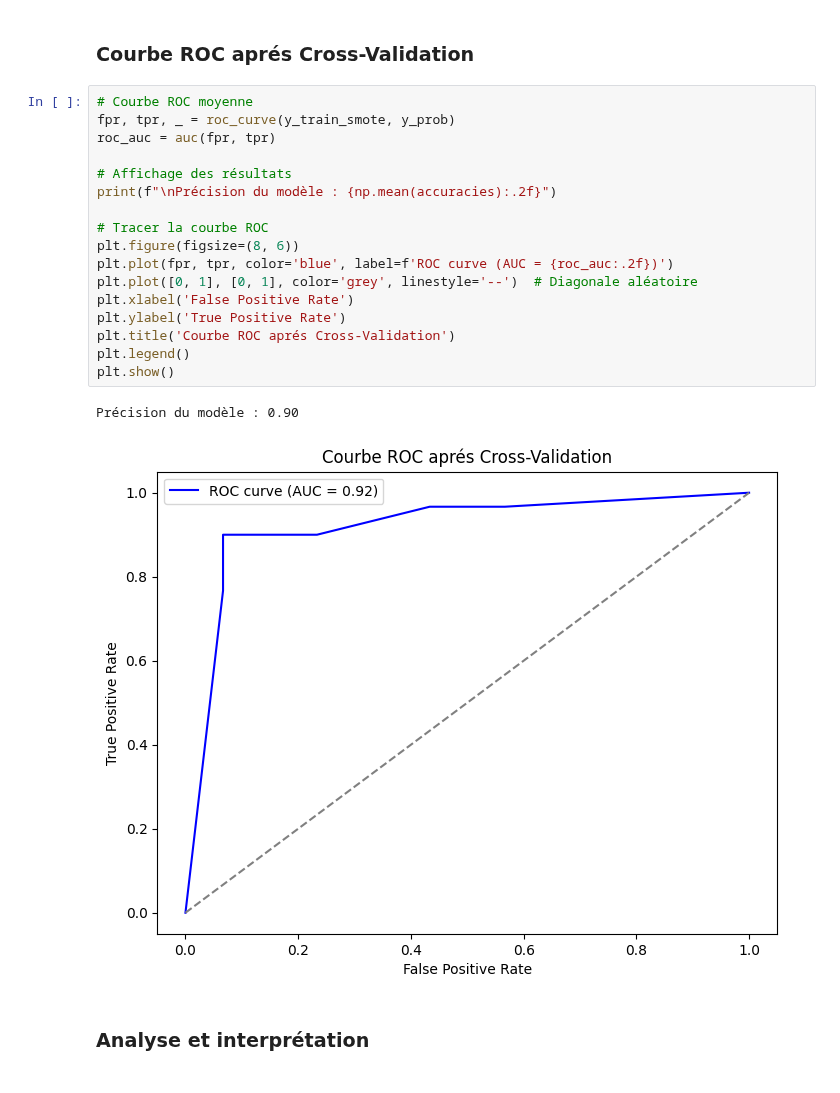
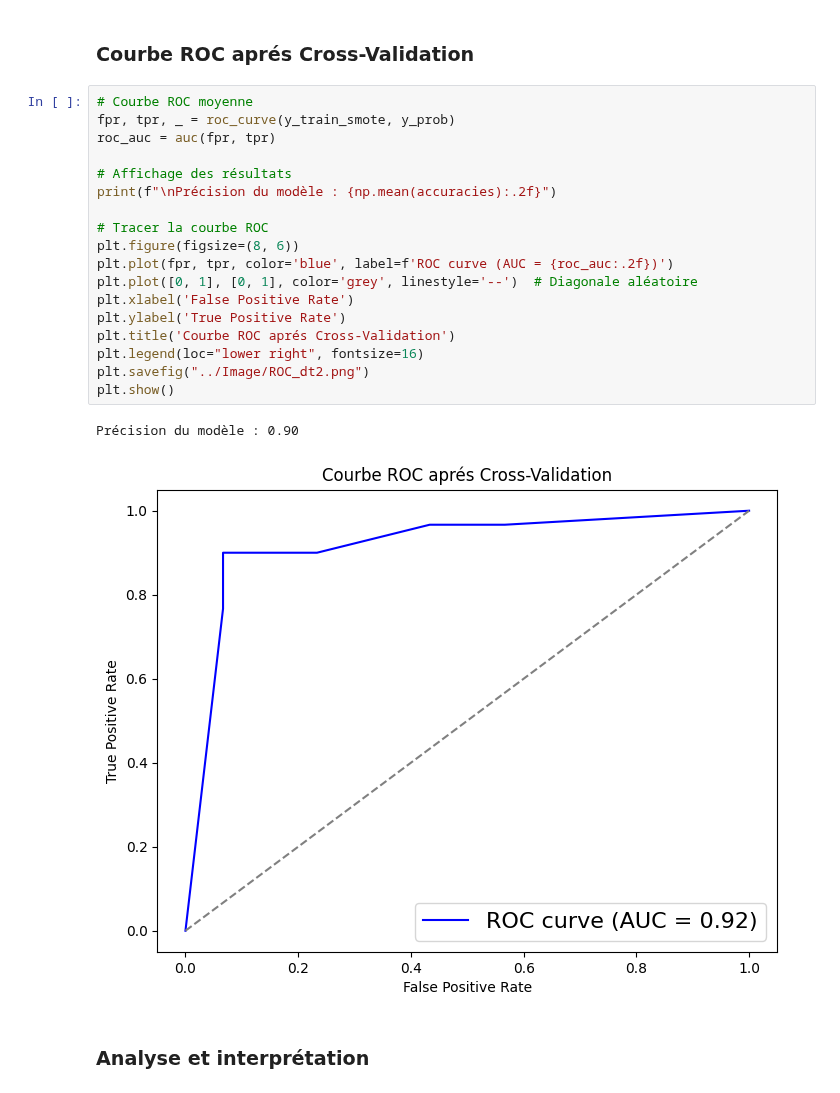
Before and after one commit to marktr11/Cervical-Cancer-Risk-Classification, a Jupyter notebook: Code/TreeDecision.ipynb, the cells around one changed output. Drawn from its saved outputs; the diff is of its cells as text.

```diff
--- a/Code/TreeDecision.ipynb
+++ b/Code/TreeDecision.ipynb
@@ -96,23 +97,24 @@ Cette courbe ROC montre de bons résultats sur les données de test. Cependant,
 # %%
 # Courbe ROC moyenne
 fpr, tpr, _ = roc_curve(y_train_smote, y_prob)
 roc_auc = auc(fpr, tpr)
 
 # Affichage des résultats
 print(f"\nPrécision du modèle : {np.mean(accuracies):.2f}")
 
 # Tracer la courbe ROC
 plt.figure(figsize=(8, 6))
 plt.plot(fpr, tpr, color='blue', label=f'ROC curve (AUC = {roc_auc:.2f})')
 plt.plot([0, 1], [0, 1], color='grey', linestyle='--')  # Diagonale aléatoire
 plt.xlabel('False Positive Rate')
 plt.ylabel('True Positive Rate')
 plt.title('Courbe ROC aprés Cross-Validation')
-plt.legend()
+plt.legend(loc="lower right", fontsize=16)
+plt.savefig("../Image/ROC_dt2.png")
 plt.show()
 # %% [output]
 Précision du modèle : 0.90
-[figure, old version]
+[figure, new version]
 # %% [markdown]
 ### Analyse et interprétation
 # %% [raw]
```
Also changed, not shown: parts of 3 cells of this notebook, 11 other files.
